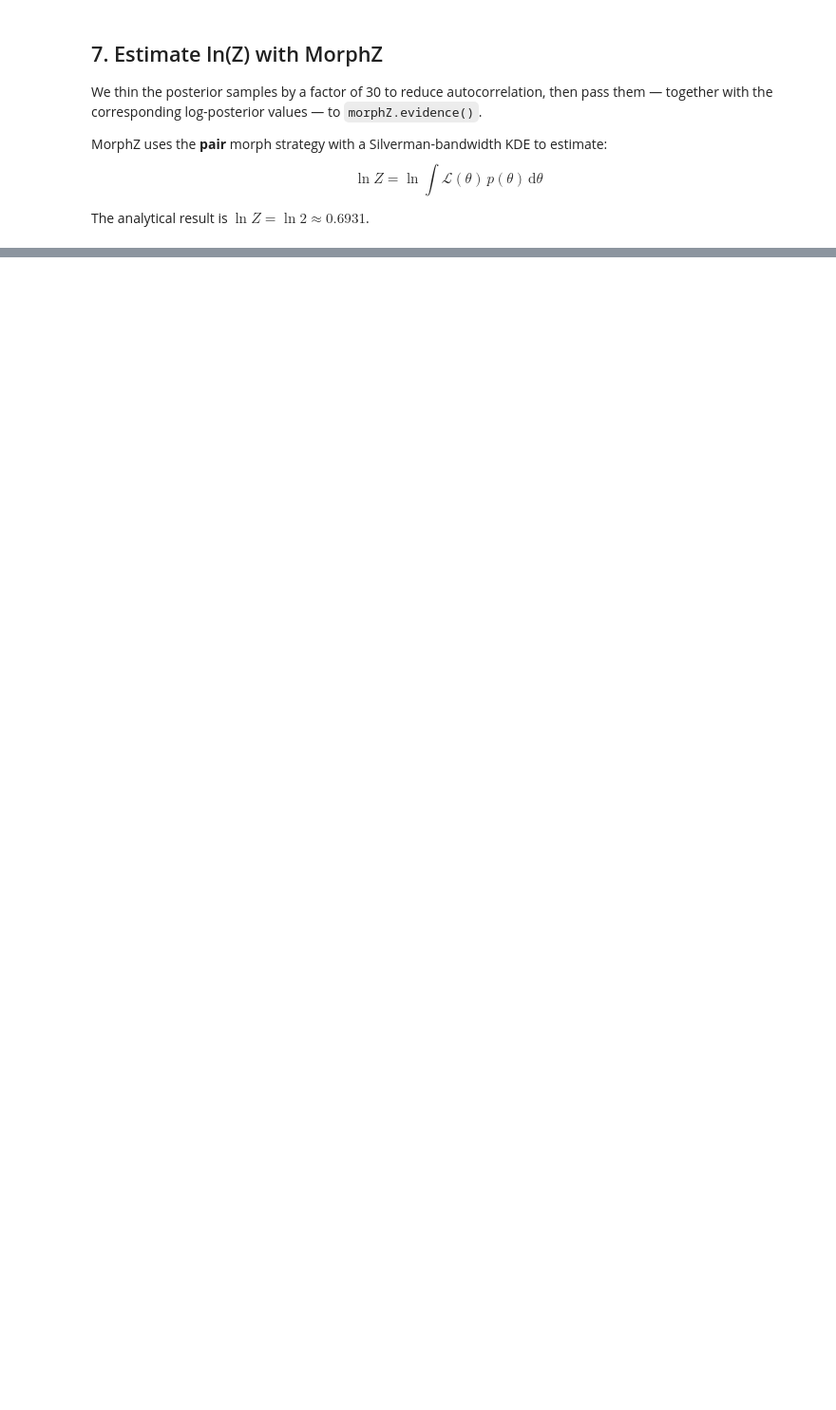
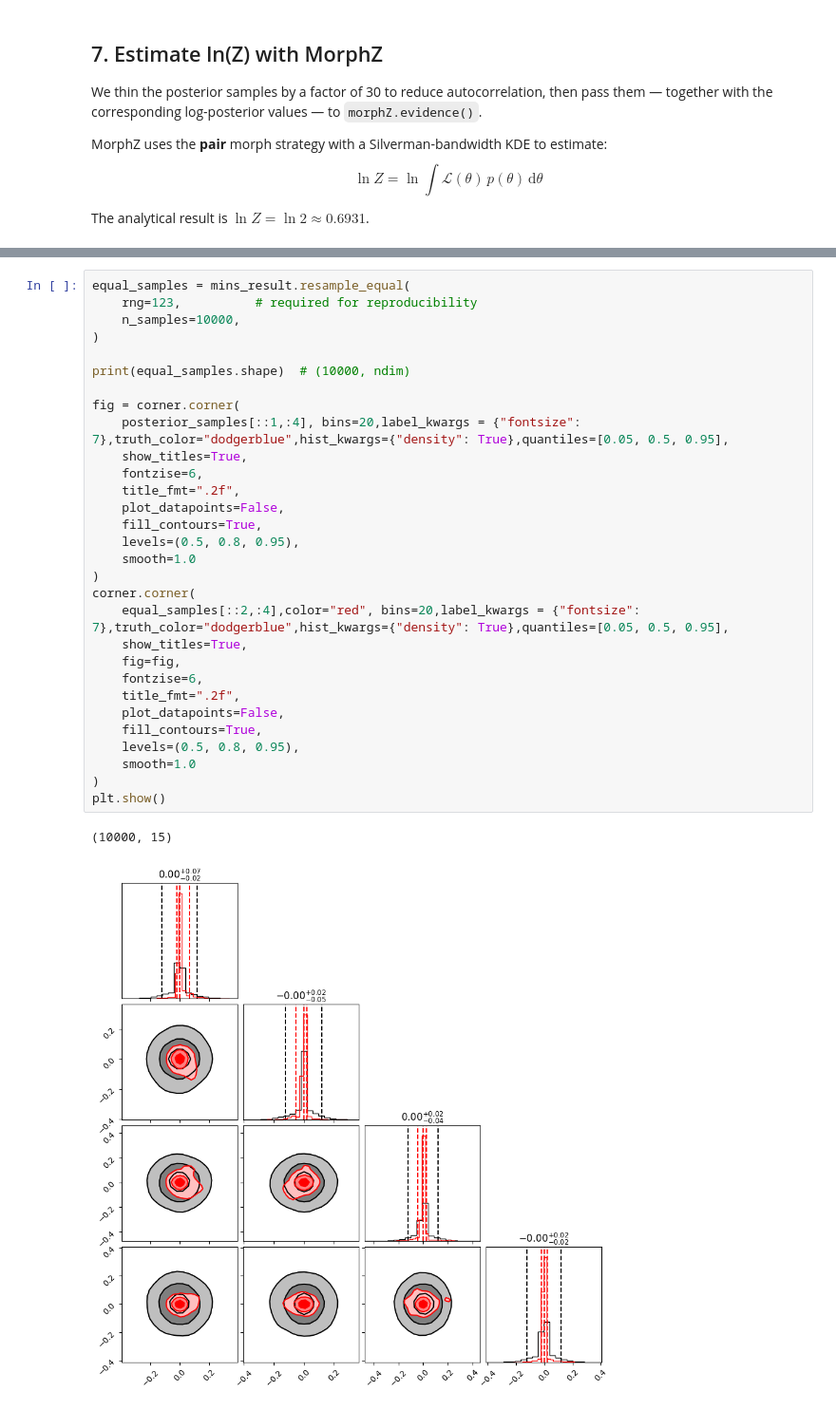
Before and after one commit to EL-MZ/MINS, a Jupyter notebook: examples/peak_sampling.ipynb, the cells around one changed output, grey strips where cells are left out. Shown at 95% size. Cells and saved outputs as stored; diff of their text form; blank space fills up the shorter version.

```diff
--- a/examples/peak_sampling.ipynb
+++ b/examples/peak_sampling.ipynb
@@ -258,0 +295,33 @@ KeyboardInterrupt:
+# %%
+equal_samples = mins_result.resample_equal(
+    rng=123,          # required for reproducibility
+    n_samples=10000,
+)
+
+print(equal_samples.shape)  # (10000, ndim)
+
+fig = corner.corner(
+    posterior_samples[::1,:4], bins=20,label_kwargs = {"fontsize": 7},truth_color="dodgerblue",hist_kwargs={"density": True},quantiles=[0.05, 0.5, 0.95],
+    show_titles=True,
+    fontzise=6,
+    title_fmt=".2f",
+    plot_datapoints=False,
+    fill_contours=True,
+    levels=(0.5, 0.8, 0.95),
+    smooth=1.0
+)
+corner.corner(
+    equal_samples[::2,:4],color="red", bins=20,label_kwargs = {"fontsize": 7},truth_color="dodgerblue",hist_kwargs={"density": True},quantiles=[0.05, 0.5, 0.95],
+    show_titles=True,
+    fig=fig,
+    fontzise=6,
+    title_fmt=".2f",
+    plot_datapoints=False,
+    fill_contours=True,
+    levels=(0.5, 0.8, 0.95),
+    smooth=1.0
+)
+plt.show()
+# %% [output]
+(10000, 15)
+[figure, added]
```
Also changed, not shown: parts of 4 cells of this notebook, 32 other files.
